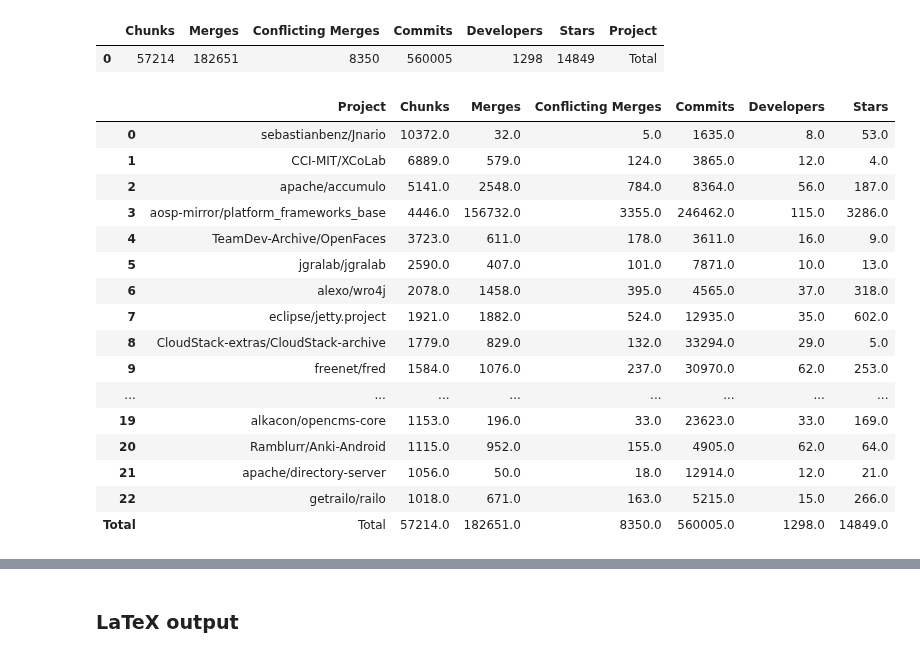
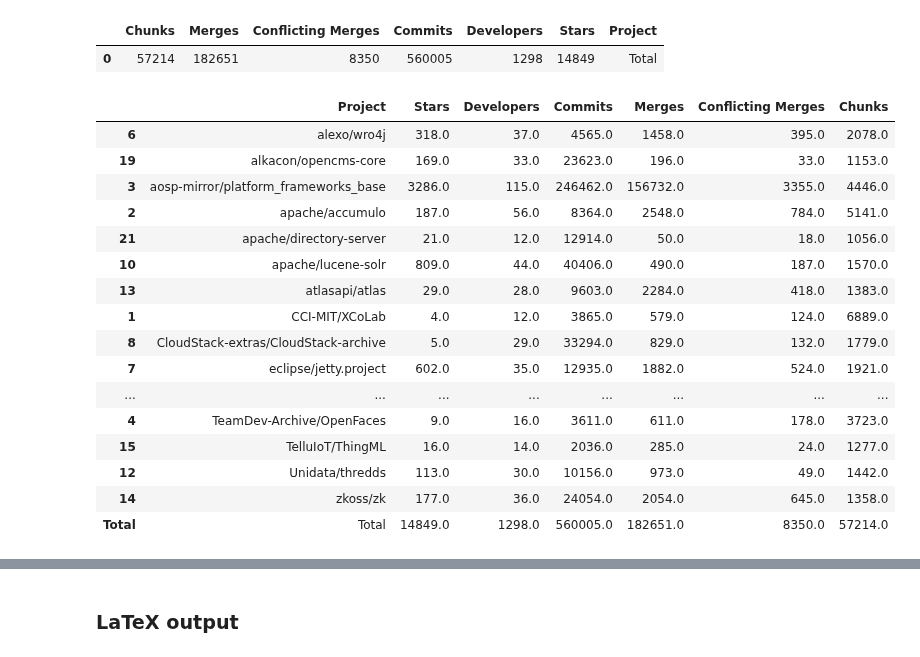
Before and after one commit to gems-uff/mestre, a Jupyter notebook: scripts/paper/tables.ipynb, the cells around one changed output, grey strips where cells are left out. Drawn from its saved outputs; the diff is of its cells as text; code cells hidden in the pictures.

```diff
--- a/scripts/paper/tables.ipynb
+++ b/scripts/paper/tables.ipynb
@@ -390,6 +390,7 @@ table_projects = pd.merge(selected_projects_table,
 
 # table_projects = table_projects.append(table_projects.median(numeric_only=True), ignore_index=True)
 # table_projects.at[29, 'Project'] = 'Median'
+table_projects = table_projects.sort_values(by=['Project'], key=lambda x: x.str.lower())
 table_projects
 # %% [output]
 |  | Project | Chunks | Merges | Conflicting Merges | Commits | Developers | Stars |
@@ -443,26 +444,27 @@ projects_stats.to_frame().T
 # %%
 # table_with_stats = pd.concat([table_projects, projects_stats])
 table_with_stats = table_projects.append(table_projects.sum(numeric_only=True).rename('Total'))
 
 table_with_stats.at['Total', 'Project'] = 'Total'
 
+table_with_stats = table_with_stats[['Project', 'Stars', 'Developers', 'Commits', 'Merges', 'Conflicting Merges', 'Chunks']]
 table_with_stats
 # %% [output]
-|  | Project | Chunks | Merges | Conflicting Merges | Commits | Developers | Stars |
-| 0 | sebastianbenz/Jnario | 10372.0 | 32.0 | 5.0 | 1635.0 | 8.0 | 53.0 |
-| 1 | CCI-MIT/XCoLab | 6889.0 | 579.0 | 124.0 | 3865.0 | 12.0 | 4.0 |
-| 2 | apache/accumulo | 5141.0 | 2548.0 | 784.0 | 8364.0 | 56.0 | 187.0 |
-| 3 | aosp-mirror/platform_frameworks_base | 4446.0 | 156732.0 | 3355.0 | 246462.0 | 115.0 | 3286.0 |
-| 4 | TeamDev-Archive/OpenFaces | 3723.0 | 611.0 | 178.0 | 3611.0 | 16.0 | 9.0 |
-| 5 | jgralab/jgralab | 2590.0 | 407.0 | 101.0 | 7871.0 | 10.0 | 13.0 |
-| 6 | alexo/wro4j | 2078.0 | 1458.0 | 395.0 | 4565.0 | 37.0 | 318.0 |
-| 7 | eclipse/jetty.project | 1921.0 | 1882.0 | 524.0 | 12935.0 | 35.0 | 602.0 |
-| 8 | CloudStack-extras/CloudStack-archive | 1779.0 | 829.0 | 132.0 | 33294.0 | 29.0 | 5.0 |
-| 9 | freenet/fred | 1584.0 | 1076.0 | 237.0 | 30970.0 | 62.0 | 253.0 |
+|  | Project | Stars | Developers | Commits | Merges | Conflicting Merges | Chunks |
+| 6 | alexo/wro4j | 318.0 | 37.0 | 4565.0 | 1458.0 | 395.0 | 2078.0 |
+| 19 | alkacon/opencms-core | 169.0 | 33.0 | 23623.0 | 196.0 | 33.0 | 1153.0 |
+| 3 | aosp-mirror/platform_frameworks_base | 3286.0 | 115.0 | 246462.0 | 156732.0 | 3355.0 | 4446.0 |
+| 2 | apache/accumulo | 187.0 | 56.0 | 8364.0 | 2548.0 | 784.0 | 5141.0 |
+| 21 | apache/directory-server | 21.0 | 12.0 | 12914.0 | 50.0 | 18.0 | 1056.0 |
+| 10 | apache/lucene-solr | 809.0 | 44.0 | 40406.0 | 490.0 | 187.0 | 1570.0 |
+| 13 | atlasapi/atlas | 29.0 | 28.0 | 9603.0 | 2284.0 | 418.0 | 1383.0 |
+| 1 | CCI-MIT/XCoLab | 4.0 | 12.0 | 3865.0 | 579.0 | 124.0 | 6889.0 |
+| 8 | CloudStack-extras/CloudStack-archive | 5.0 | 29.0 | 33294.0 | 829.0 | 132.0 | 1779.0 |
+| 7 | eclipse/jetty.project | 602.0 | 35.0 | 12935.0 | 1882.0 | 524.0 | 1921.0 |
 | ... | ... | ... | ... | ... | ... | ... | ... |
-| 19 | alkacon/opencms-core | 1153.0 | 196.0 | 33.0 | 23623.0 | 33.0 | 169.0 |
-| 20 | Ramblurr/Anki-Android | 1115.0 | 952.0 | 155.0 | 4905.0 | 62.0 | 64.0 |
-| 21 | apache/directory-server | 1056.0 | 50.0 | 18.0 | 12914.0 | 12.0 | 21.0 |
-| 22 | getrailo/railo | 1018.0 | 671.0 | 163.0 | 5215.0 | 15.0 | 266.0 |
-| Total | Total | 57214.0 | 182651.0 | 8350.0 | 560005.0 | 1298.0 | 14849.0 |
+| 4 | TeamDev-Archive/OpenFaces | 9.0 | 16.0 | 3611.0 | 611.0 | 178.0 | 3723.0 |
+| 15 | TelluIoT/ThingML | 16.0 | 14.0 | 2036.0 | 285.0 | 24.0 | 1277.0 |
+| 12 | Unidata/thredds | 113.0 | 30.0 | 10156.0 | 973.0 | 49.0 | 1442.0 |
+| 14 | zkoss/zk | 177.0 | 36.0 | 24054.0 | 2054.0 | 645.0 | 1358.0 |
+| Total | Total | 14849.0 | 1298.0 | 560005.0 | 182651.0 | 8350.0 | 57214.0 |
 # %%
```
Also changed, not shown: parts of 10 cells of this notebook.
